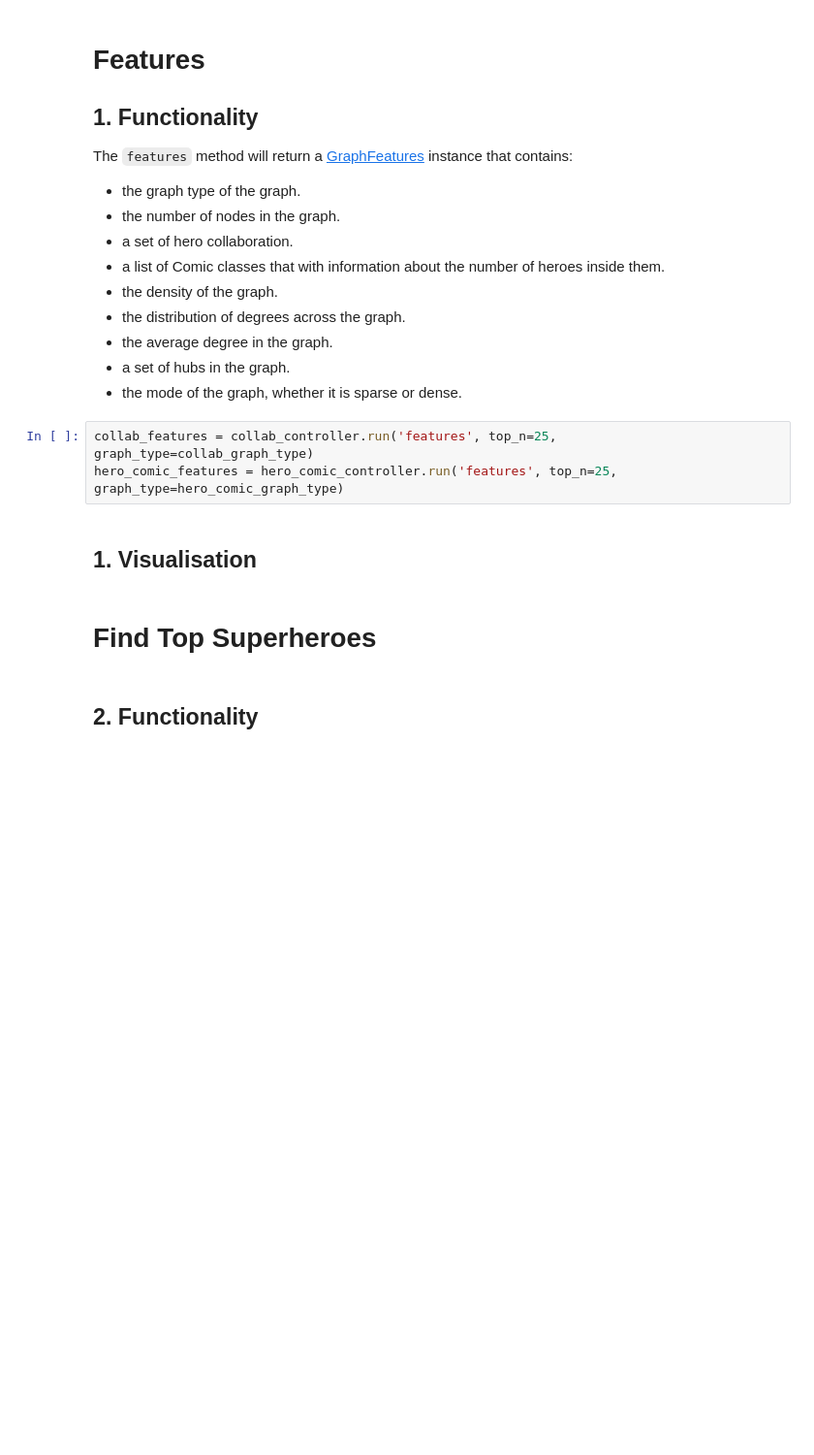
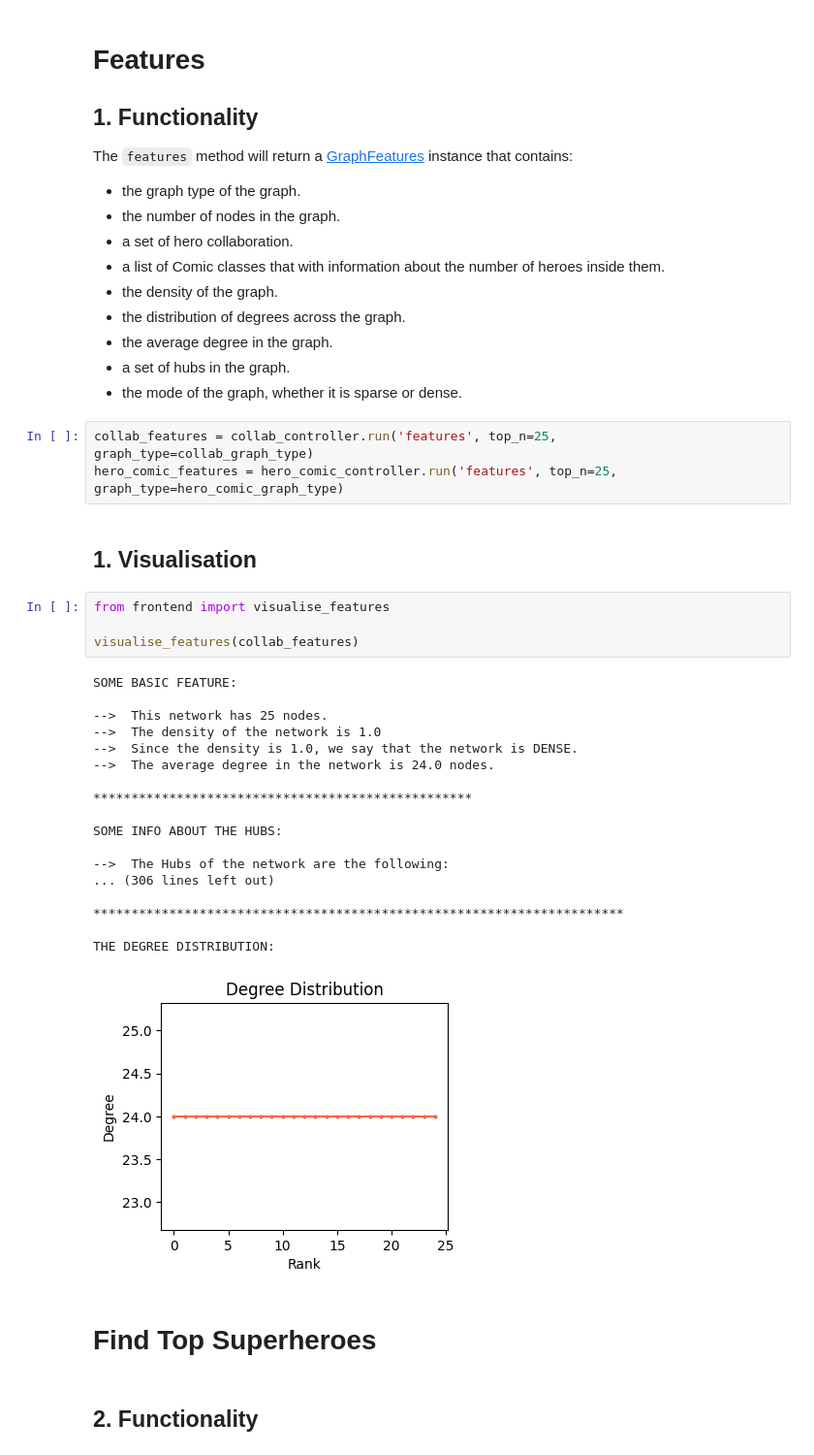
Before and after one commit to jonasbarth/adm-2022-hw-5, a Jupyter notebook: main.ipynb, the cells around one changed output. Shown: that part at 97% size. Cells and saved outputs as stored; diff of their text form; blank space fills up the shorter version.

Commit message:
visualise features * add visualisation function for features functionality * use a subgraph for all features * export weight functions * add features visualisation to main notebook

```diff
--- a/main.ipynb
+++ b/main.ipynb
@@ -111,6 +109,29 @@ collab_features = collab_controller.run('features', top_n=25, graph_type=collab_
 hero_comic_features = hero_comic_controller.run('features', top_n=25, graph_type=hero_comic_graph_type)
 # %% [markdown]
 ## 1. Visualisation
+# %%
+from frontend import visualise_features
+
+visualise_features(collab_features)
+# %% [output]
+SOME BASIC FEATURE:
+
+-->  This network has 25 nodes.
+-->  The density of the network is 1.0
+-->  Since the density is 1.0, we say that the network is DENSE.
+-->  The average degree in the network is 24.0 nodes.
+
+**************************************************
+
+SOME INFO ABOUT THE HUBS:
+
+-->  The Hubs of the network are the following:
+... (306 lines left out)
+
+**********************************************************************
+
+THE DEGREE DISTRIBUTION:
+[figure, added]
 # %% [markdown]
 # Find Top Superheroes
 # %% [markdown]
```
Also changed, not shown: parts of 1 cell of this notebook, 4 other files.
